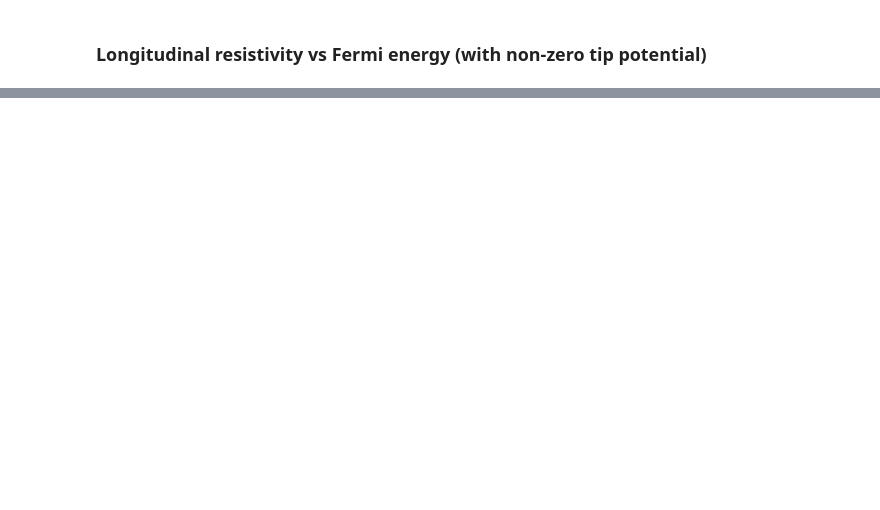
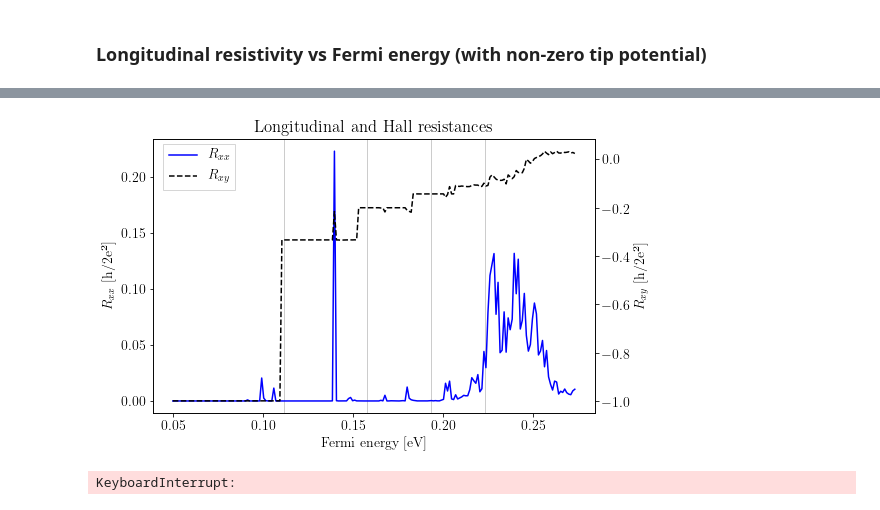
Before and after one commit to saviapicella/nanoelectronics-project, a Jupyter notebook: qhe_six_leads.ipynb, the cells around one changed output, grey strips where cells are left out. Saved outputs shown, nothing was run; the diff lists cells and outputs as text; code cells hidden in the pictures; blank space fills up the shorter version.

```diff
--- a/qhe_six_leads.ipynb
+++ b/qhe_six_leads.ipynb
@@ -427,11 +450,37 @@ else:
+# %%
+# Create figure and subplot manually
+# fig = plt.figure()
+# host = fig.add_subplot(111)
+
+# More versatile wrapper
+fig, host = plt.subplots(figsize=(8,5)) # (width, height) in inches
+plt.title("Longitudinal and Hall resistances")
+
+par1 = host.twinx()
+
+for _, ll in enumerate(lls):
+    if(Ef_min < ll < Ef_max):
+        host.axvline(x=ll, color='.8', linestyle='-', linewidth=1)
+
+host.plot(fermi_energies, R[:, 3], color='blue', label="$R_{xx}$")
+par1.plot(fermi_energies, R[:, 4], color='k', label="$R_{xy}$", linestyle="--")
+
+host.set_xlabel('Fermi energy [eV]')
+host.set_ylabel('$R_{xx}$ [h/2e²]')
+par1.set_ylabel('$R_{xy}$ [h/2e²]')
+fig.legend(loc=(.12, .78))
+
+if(1):
+    plt.tight_layout()
+    plt.savefig(fig_path + f'{potential_function.__name__}_res_indirect_bs_200.pdf')
+else:
+    plt.show()
+# %% [output]
+[figure, added]
 # %%
-Ef_min = lls[0 + (num_ll - 1)] + 5e-2  # at ll0
-Ef_max = lls[3 + (num_ll - 1)] + 5e-2  # at ll+3
-num_it = 100 # discretization of the fermi level
-num_leads = 6
-
-potential_function = step_potential
-v_tip = 0 # needed because previously assigned
+# potential_function = step_potential
+# v_tip = 0 # needed because previously assigned
+dis_enable = True # activate disorder
 
 fermi_energies = np.linspace(Ef_min, Ef_max, num_it)
 R_0 = np.zeros((num_it, num_leads - 1)) # r_xx = R[:, 3] and r_xy = R[:, 4]
@@ -452,6 +501,8 @@ for idx, en in enumerate(fermi_energies):
     except Exception as e:
 
         print(f'problem encountered at iteration {idx} with fermi energy {en} with the following error: \n {e}')
+# %% [output]
+KeyboardInterrupt:
 # %%
 plt.figure()
 plt.title("Hall resistance w.r.t. the Fermi energy")
```
Also changed, not shown: parts of 11 cells of this notebook, 2 other files.
